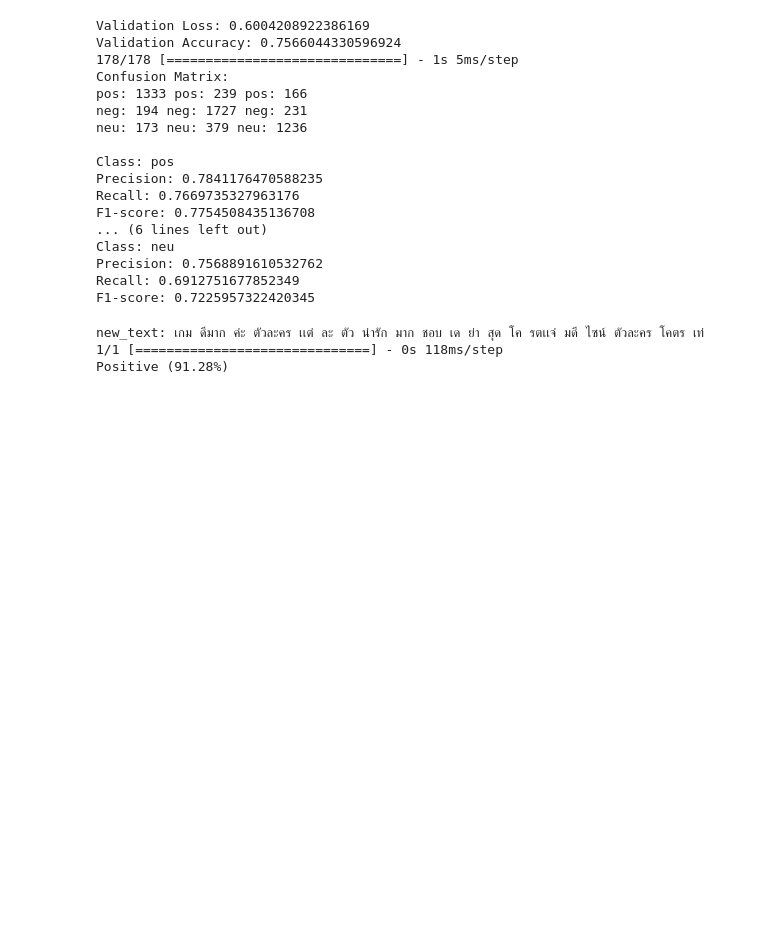
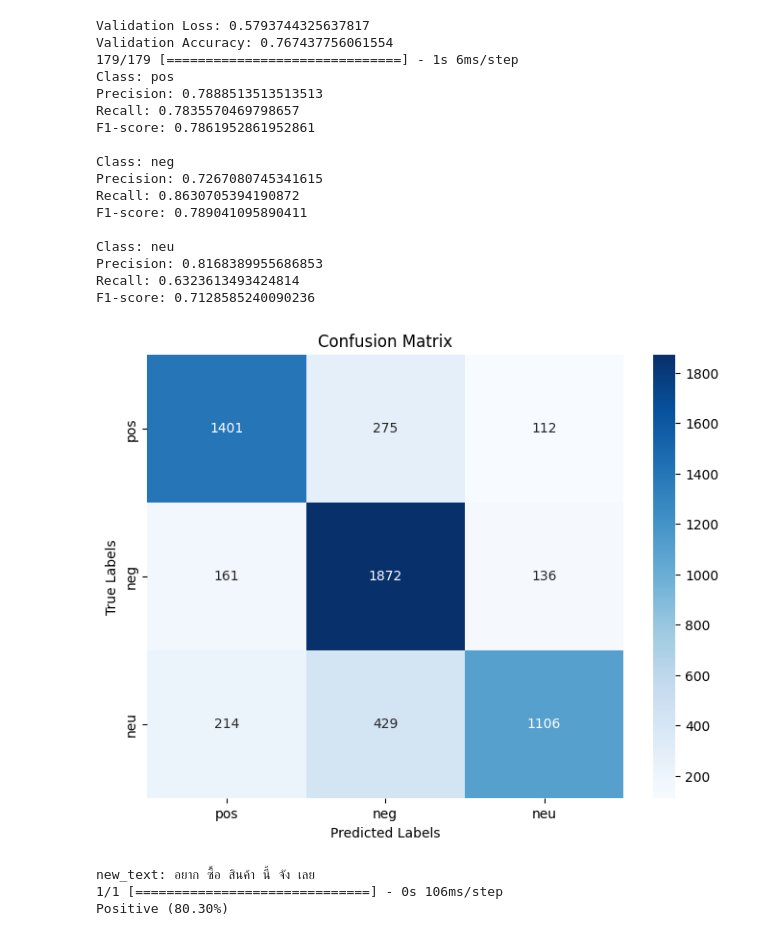
Before and after one commit to Notties/LabPython, a Jupyter notebook: models/modelTH.ipynb, the cells around one changed output. Drawn from its saved outputs; the diff is of its cells as text; code cells hidden in the pictures; blank space fills up the shorter version.

```diff
--- a/models/modelTH.ipynb
+++ b/models/modelTH.ipynb
@@ -23,9 +24,9 @@ ReduceLROnPlateau = tf.keras.callbacks.ReduceLROnPlateau
 # %%
 # Set the maximum number of words to keep based on word frequency
 max_words = 10000
-maxlen = 128  # Set the maximum sequence length
+maxlen = 64  # Set the maximum sequence length
 # Load the data from the CSV file
-df = pd.read_csv('C:/Sentiment-Analysis-Model/datasets/datasetSUMTH.csv')
+df = pd.read_csv('C:/Project-Sentiment-Analysis/Sentiment-Analysis-Model/datasets\datasetSUMTH.csv')
 # dfpos = pd.read_csv('C:/Sentiment-Analysis-Model/datasets/datasetEN_filtered_POS.csv')
 # dfneg = pd.read_csv('C:/Sentiment-Analysis-Model/datasets/datasetEN_filtered_NEG.csv')
 # dfneu = pd.read_csv('C:/Sentiment-Analysis-Model/datasets/datasetEN_filtered_NEU.csv')
@@ -120,5 +121,5 @@ checkpoint = ModelCheckpoint(filename, monitor='val_loss', verbose=1, save_best_
 learning_rate_reduction = ReduceLROnPlateau(monitor='val_loss', patience=3, verbose=1, factor=0.1, min_lr=0.000001)
 callbacks_list = [checkpoint, learning_rate_reduction]
 
-model.fit(x_train, y_train, epochs=5, batch_size=64, validation_data=(x_test, y_test), callbacks=callbacks_list)
+model.fit(x_train, y_train, epochs=10, batch_size=64, validation_data=(x_test, y_test), callbacks=callbacks_list)
 # %% [output]
@@ -156,58 +157,57 @@ predicted_classes = np.argmax(y_pred, axis=1)
 # Define class labels
 class_labels = ['pos', 'neg', 'neu']
 
 # Compute confusion matrix
 confusion_mat = confusion_matrix(np.argmax(y_test, axis=1), predicted_classes)
-
-# Print confusion matrix with class labels
-print("Confusion Matrix:")
-for i in range(len(class_labels)):
-    label_row = ""
-    for j in range(len(class_labels)):
-        label_row += f"{class_labels[i]}: {confusion_mat[i][j]} "
-    print(label_row)
-
-print()
 
 # Calculate precision, recall, and F1-score
 # Get the true labels and predicted labels
 y_true = np.argmax(y_test, axis=1)
 y_pred = predicted_classes
 
 # Calculate precision for each class
 precision = precision_score(y_true, y_pred, average=None)
 
 # Calculate recall for each class
 recall = recall_score(y_true, y_pred, average=None)
 
 # Calculate F1-score for each class
 f1 = f1_score(y_true, y_pred, average=None)
 
 # Print precision, recall, and F1-score for each class
 for i in range(len(class_labels)):
     print(f"Class: {class_labels[i]}")
     print("Precision:", precision[i])
     print("Recall:", recall[i])
     print("F1-score:", f1[i])
     print()
+
+# Plot confusion matrix
+plt.figure(figsize=(8, 6))
+sns.heatmap(confusion_mat, annot=True, fmt='d', cmap='Blues', xticklabels=class_labels, yticklabels=class_labels)
+plt.xlabel('Predicted Labels')
+plt.ylabel('True Labels')
+plt.title('Confusion Matrix')
+plt.show()
 # %% [output]
-Validation Loss: 0.6004208922386169
-Validation Accuracy: 0.7566044330596924
-178/178 [==============================] - 1s 5ms/step
-Confusion Matrix:
-pos: 1333 pos: 239 pos: 166
-neg: 194 neg: 1727 neg: 231
-neu: 173 neu: 379 neu: 1236
+Validation Loss: 0.5793744325637817
+Validation Accuracy: 0.767437756061554
+179/179 [==============================] - 1s 6ms/step
+Class: pos
+Precision: 0.7888513513513513
+Recall: 0.7835570469798657
+F1-score: 0.7861952861952861
 
-Class: pos
-Precision: 0.7841176470588235
-Recall: 0.7669735327963176
-F1-score: 0.7754508435136708
-... (6 lines left out)
+Class: neg
+Precision: 0.7267080745341615
+Recall: 0.8630705394190872
+F1-score: 0.789041095890411
+
 Class: neu
-Precision: 0.7568891610532762
-Recall: 0.6912751677852349
-F1-score: 0.7225957322420345
+Precision: 0.8168389955686853
+Recall: 0.6323613493424814
+F1-score: 0.7128585240090236
+[figure, added]
 # %%
 # Save the trained model and the tokenizer to disk
 model.save('sentiment_analysis_modelTH.h5')
@@ -220,7 +220,7 @@ with open('tokenizerTH.pickle', 'rb') as handle:
 
 model = load_model('sentiment_analysis_modelTH.h5')
 # %%
-new_text = 'เกมดีมากค่ะ ตัวละครเเต่ละตัว น่ารักมาก ชอบเดย่าสุด โครตเเจ่ม ดีไซน์ตัวละครโคตรเท่'
+new_text = 'อยากซื้อสินค้านี้จังเลย'
 new_text = preprocess_text(new_text)
 print('new_text:', new_text)
 new_text = tokenizer.texts_to_sequences([new_text])  # Convert text to sequences of integers
@@ -236,6 +236,6 @@ confidence = np.max(prediction)
 # Display the result
 print(f'{sentiment} ({confidence * 100:.2f}%)')
 # %% [output]
-new_text: เกม ดีมาก ค่ะ ตัวละคร เเต่ ละ ตัว น่ารัก มาก ชอบ เด ย่า สุด โค รตเเจ่ มดี ไซน์ ตัวละคร โคตร เท่
-1/1 [==============================] - 0s 118ms/step
-Positive (91.28%)
+new_text: อยาก ซื้อ สินค้า นี้ จัง เลย
+1/1 [==============================] - 0s 106ms/step
+Positive (80.30%)
```
Also changed, not shown: parts of 4 cells of this notebook, 7 other files.
